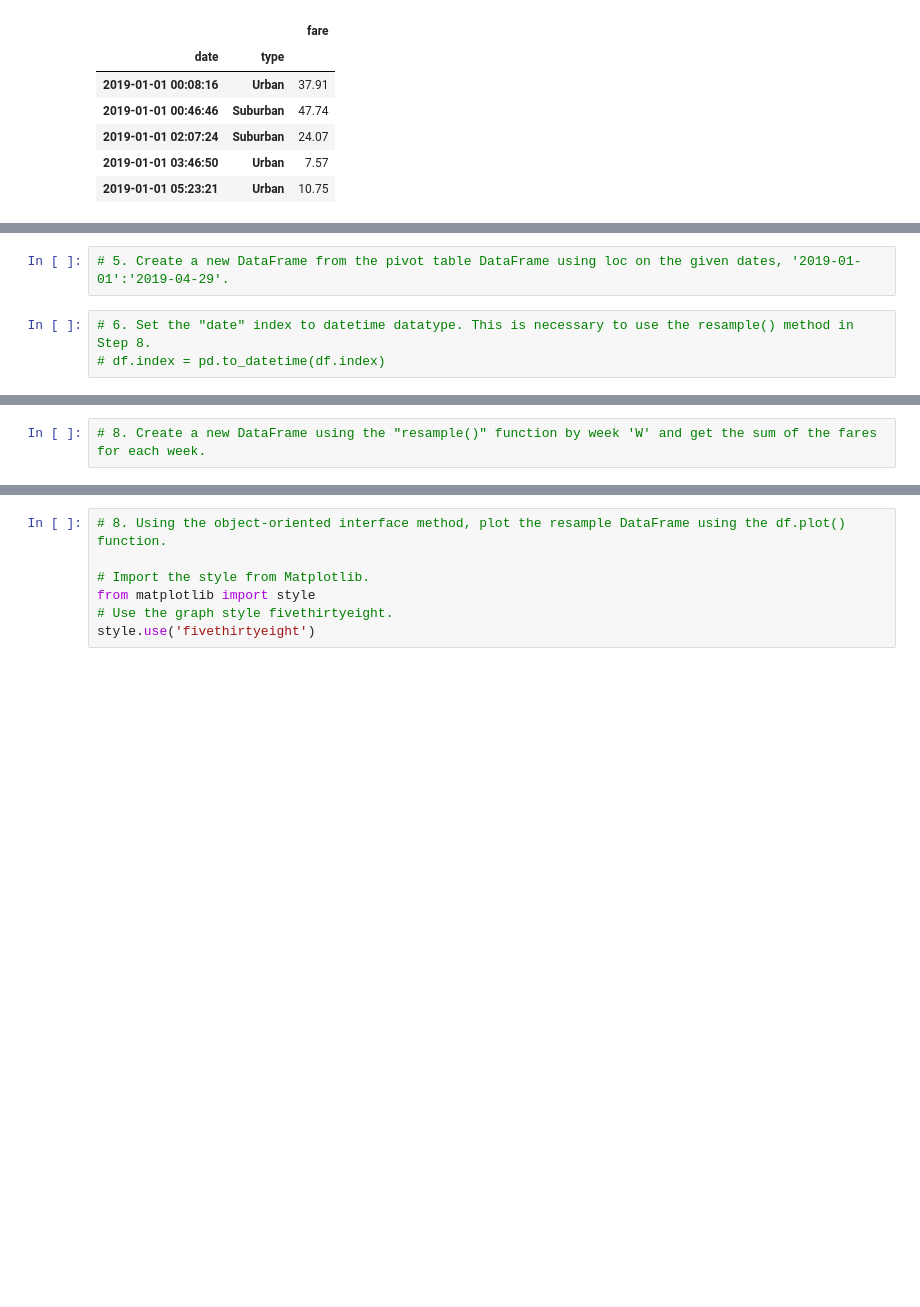
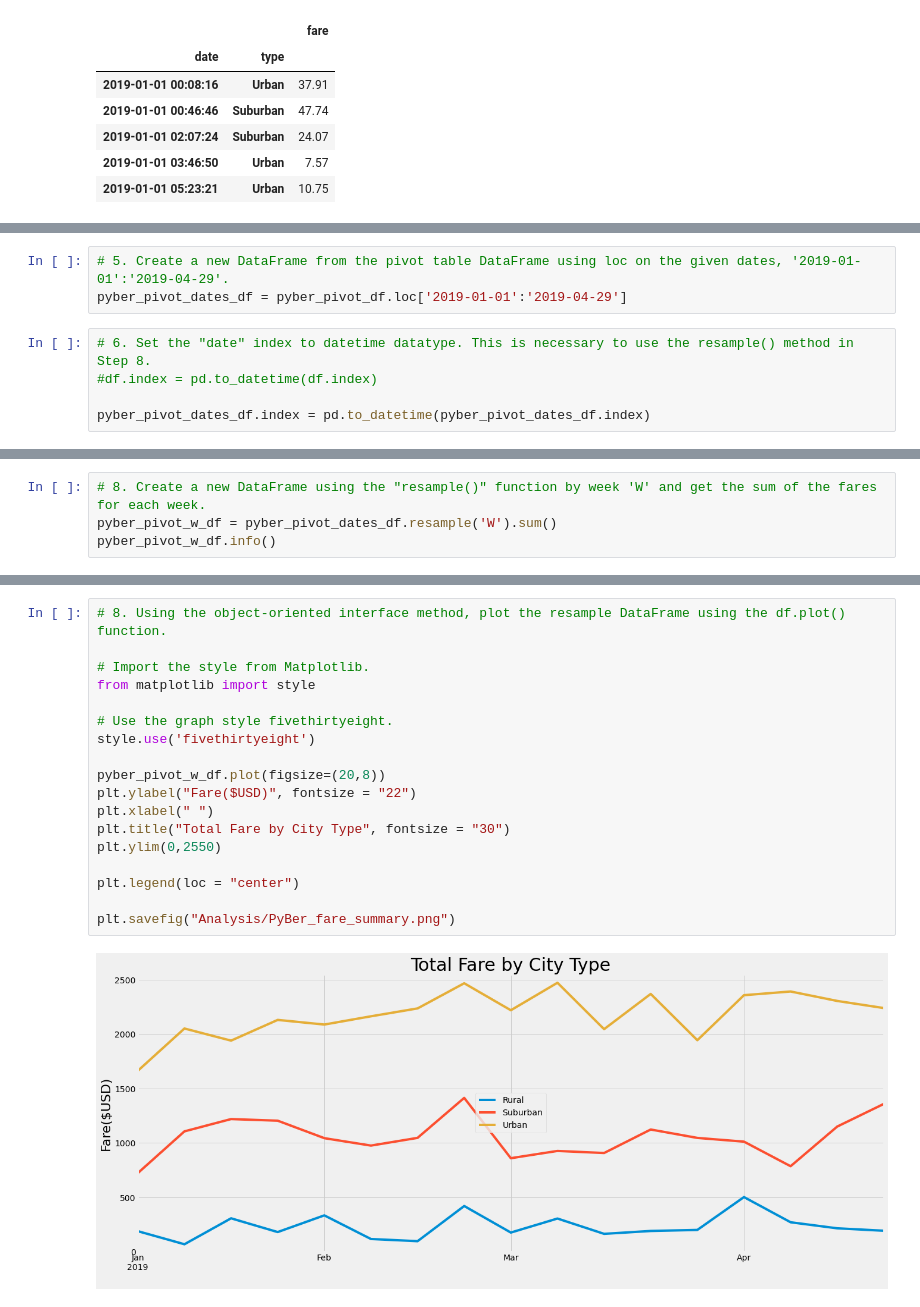
Before and after one commit to cynmmarin/PyBer_Analysis, a Jupyter notebook: PyBer_Challenge.ipynb, the cells around one changed output, grey strips where cells are left out. Cells and saved outputs as stored; diff of their text form; blank space fills up the shorter version.

```diff
--- a/PyBer_Challenge.ipynb
+++ b/PyBer_Challenge.ipynb
@@ -247,7 +260,10 @@ KeyError: 'date'
 # %%
 # 5. Create a new DataFrame from the pivot table DataFrame using loc on the given dates, '2019-01-01':'2019-04-29'.
+pyber_pivot_dates_df = pyber_pivot_df.loc['2019-01-01':'2019-04-29']
 # %%
 # 6. Set the "date" index to datetime datatype. This is necessary to use the resample() method in Step 8.
-# df.index = pd.to_datetime(df.index)
+#df.index = pd.to_datetime(df.index)
+
+pyber_pivot_dates_df.index = pd.to_datetime(pyber_pivot_dates_df.index)
 # %%
 # 7. Check that the datatype for the index is datetime using df.info()
@@ -254,2 +282,4 @@ KeyError: 'date'
 # %%
 # 8. Create a new DataFrame using the "resample()" function by week 'W' and get the sum of the fares for each week.
+pyber_pivot_w_df = pyber_pivot_dates_df.resample('W').sum()
+pyber_pivot_w_df.info()
@@ -256,7 +298,20 @@ KeyError: 'date'
 # %%
 # 8. Using the object-oriented interface method, plot the resample DataFrame using the df.plot() function.
 
 # Import the style from Matplotlib.
 from matplotlib import style
+
 # Use the graph style fivethirtyeight.
 style.use('fivethirtyeight')
+
+pyber_pivot_w_df.plot(figsize=(20,8))
+plt.ylabel("Fare($USD)", fontsize = "22")
+plt.xlabel(" ")
+plt.title("Total Fare by City Type", fontsize = "30")
+plt.ylim(0,2550)
+
+plt.legend(loc = "center")
+
+plt.savefig("Analysis/PyBer_fare_summary.png")
+# %% [output]
+[figure, added]
```
Also changed, not shown: parts of 4 cells of this notebook, 3 other files.
